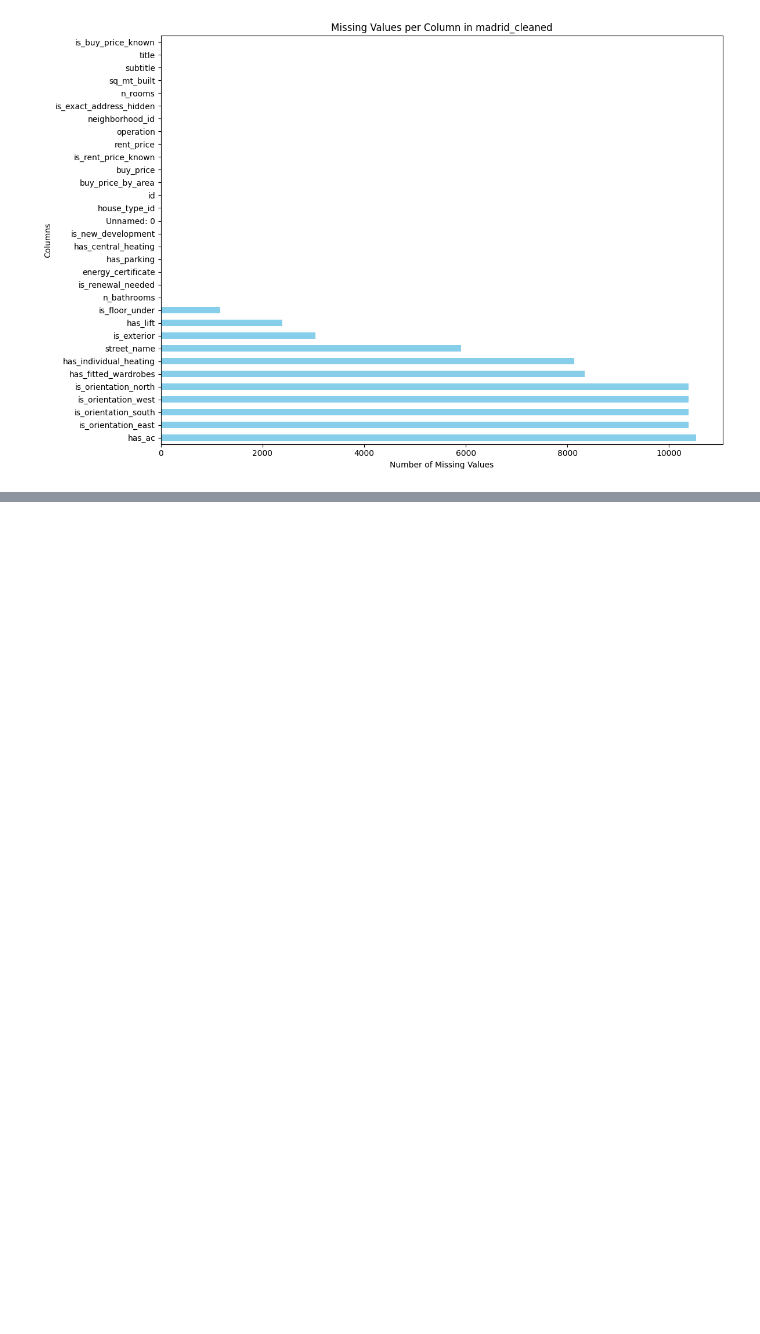
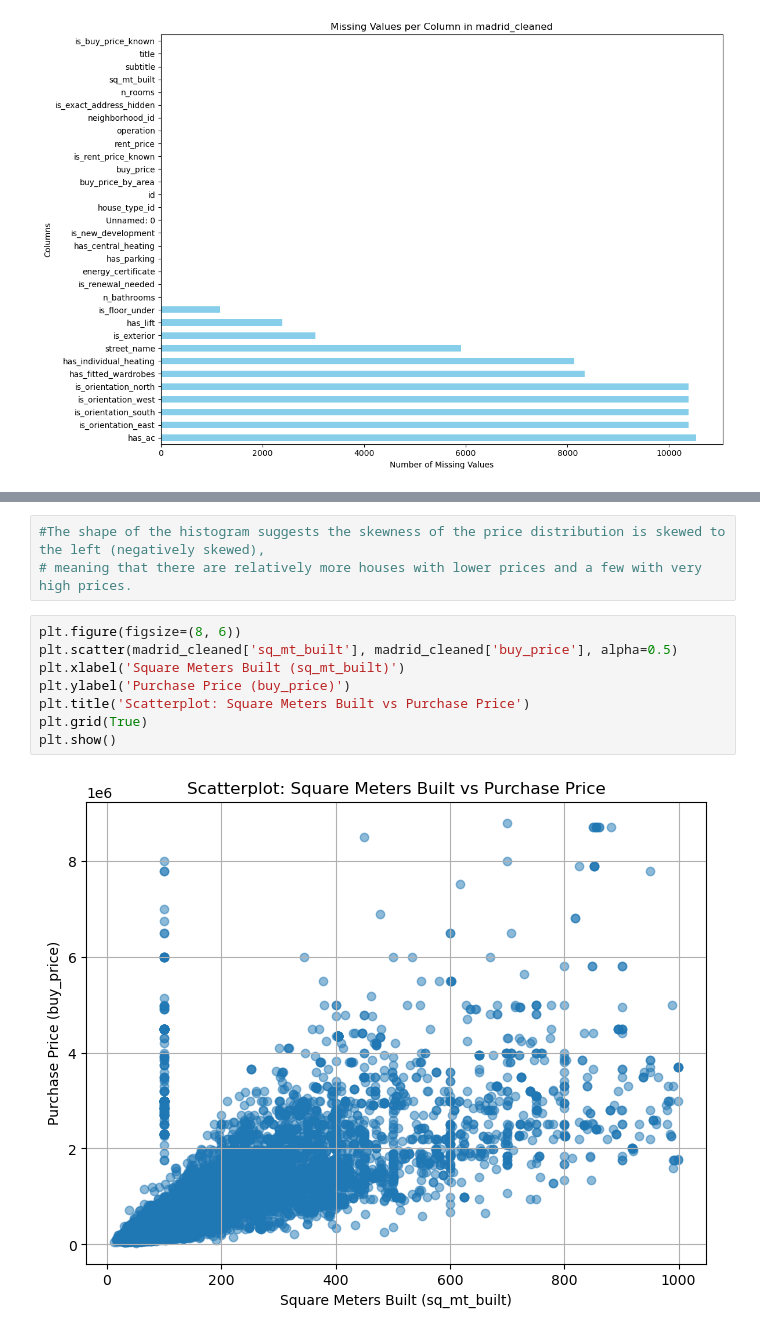
Before and after one commit to Fidel-Leanne/dataAnalysis, a Jupyter notebook: Analysis/realEstate.ipynb, the cells around one changed output, grey strips where cells are left out. Cells and saved outputs as stored; diff of their text form; blank space fills up the shorter version.

```diff
--- a/Analysis/realEstate.ipynb
+++ b/Analysis/realEstate.ipynb
@@ -291,0 +330,13 @@ plt.show()
+# %%
+#The shape of the histogram suggests the skewness of the price distribution is skewed to the left (negatively skewed),
+# meaning that there are relatively more houses with lower prices and a few with very high prices.
+# %%
+plt.figure(figsize=(8, 6))
+plt.scatter(madrid_cleaned['sq_mt_built'], madrid_cleaned['buy_price'], alpha=0.5)
+plt.xlabel('Square Meters Built (sq_mt_built)')
+plt.ylabel('Purchase Price (buy_price)')
+plt.title('Scatterplot: Square Meters Built vs Purchase Price')
+plt.grid(True)
+plt.show()
+# %% [output]
+[figure, added]
```
Also changed, not shown: parts of 7 cells of this notebook.
